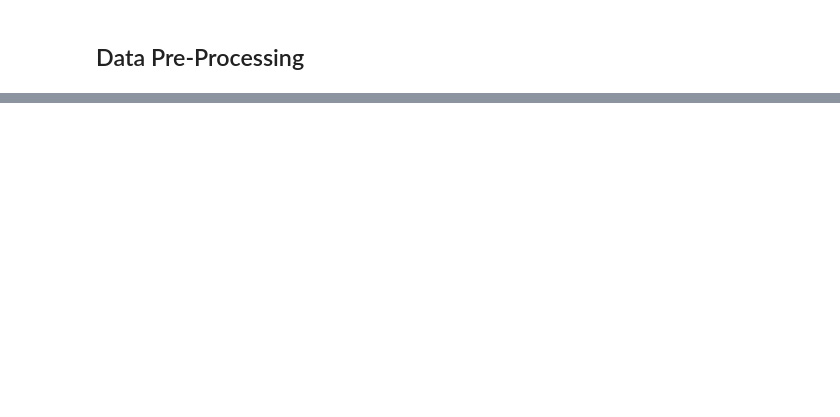
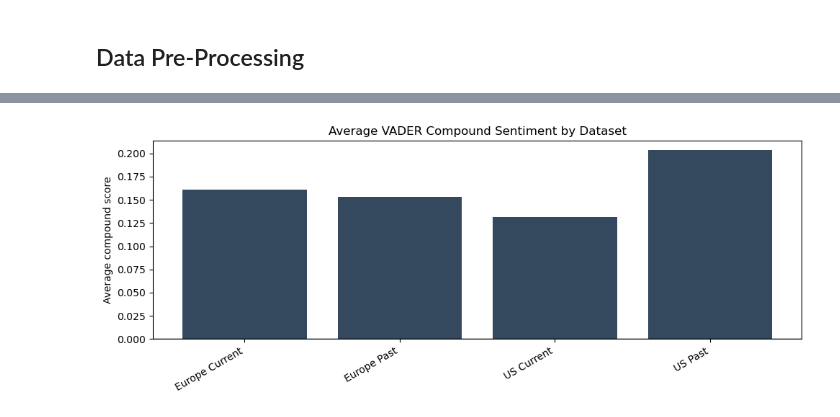
Before and after one commit to yannickkucharsky/advanced-computational-methods, a Jupyter notebook: data_preprocessing.ipynb, the cells around one changed output, grey strips where cells are left out. Saved outputs shown, nothing was run; the diff lists cells and outputs as text; code cells hidden in the pictures; blank space fills up the shorter version.

```diff
--- a/data_preprocessing.ipynb
+++ b/data_preprocessing.ipynb
@@ -43,0 +125,82 @@ us_past = pd.concat([past_us_hiring, past_us_jobs, past_us_market], ignore_index
+# %%
+import nltk
+from nltk.sentiment import SentimentIntensityAnalyzer
+
+# Sentiment analysis (VADER) for the 4 dataframes: europe_current, europe_past, us_current, us_past
+
+# Initialize VADER (download lexicon if missing)
+try:
+    sia = SentimentIntensityAnalyzer()
+except LookupError:
+    nltk.download("vader_lexicon")
+    sia = SentimentIntensityAnalyzer()
+
+def _vader_label(compound: float, pos_th: float = 0.05, neg_th: float = -0.05) -> str:
+    if compound >= pos_th:
+        return "positive"
+    if compound <= neg_th:
+        return "negative"
+    return "neutral"
+
+def add_vader_sentiment(df: pd.DataFrame, text_col: str = "commentText") -> pd.DataFrame:
+    scores = df[text_col].fillna("").astype(str).apply(sia.polarity_scores).apply(pd.Series)
+    # scores columns: neg, neu, pos, compound
+    out = df.join(scores.add_prefix("vader_"))
+    out["vader_sentiment"] = out["vader_compound"].apply(_vader_label)
+    return out
+
+# Apply to all 4 datasets (overwrite to keep downstream use simple)
+europe_current = add_vader_sentiment(europe_current)
+europe_past = add_vader_sentiment(europe_past)
+us_current = add_vader_sentiment(us_current)
+us_past = add_vader_sentiment(us_past)
+
+# Summary table
+def sentiment_summary(df: pd.DataFrame, name: str) -> dict:
+    dist = df["vader_sentiment"].value_counts(normalize=True).reindex(["positive", "neutral", "negative"]).fillna(0.0)
+    return {
+        "dataset": name,
+        "n_comments": len(df),
+        "avg_compound": df["vader_compound"].mean(),
+        "median_compound": df["vader_compound"].median(),
+        "positive_%": 100 * dist["positive"],
+        "neutral_%": 100 * dist["neutral"],
+        "negative_%": 100 * dist["negative"],
+    }
+
+summary_df = pd.DataFrame(
+    [
+        sentiment_summary(europe_current, "Europe Current"),
+        sentiment_summary(europe_past, "Europe Past"),
+        sentiment_summary(us_current, "US Current"),
+        sentiment_summary(us_past, "US Past"),
+    ]
+).sort_values("dataset")
+
+summary_df
+
+# Quick visualization: average compound and sentiment distribution
+plt.figure(figsize=(10, 4))
+plt.bar(summary_df["dataset"], summary_df["avg_compound"], color="#34495e")
+plt.axhline(0, color="black", linewidth=1)
+plt.title("Average VADER Compound Sentiment by Dataset")
+plt.ylabel("Average compound score")
+plt.xticks(rotation=30, ha="right")
+plt.tight_layout()
+plt.show()
+
+dist_df = pd.DataFrame({
+    "positive": summary_df["positive_%"].values,
+    "neutral": summary_df["neutral_%"].values,
+    "negative": summary_df["negative_%"].values,
+}, index=summary_df["dataset"])
+
+ax = dist_df.plot(kind="bar", stacked=True, figsize=(10, 4), colormap="Set2")
+ax.set_title("VADER Sentiment Distribution (%) by Dataset")
+ax.set_ylabel("Percent of comments")
+ax.set_xlabel("")
+plt.xticks(rotation=30, ha="right")
+plt.legend(title="Sentiment", bbox_to_anchor=(1.02, 1), loc="upper left")
+plt.tight_layout()
+plt.show()
+# %% [output]
@@ -43,0 +209 @@ us_past = pd.concat([past_us_hiring, past_us_jobs, past_us_market], ignore_index
+[figure, added]
```
Also changed, not shown: parts of 7 cells of this notebook.
